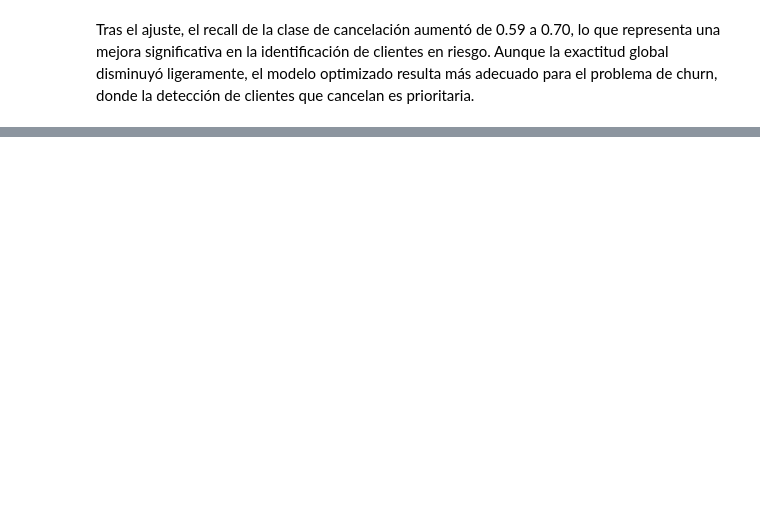
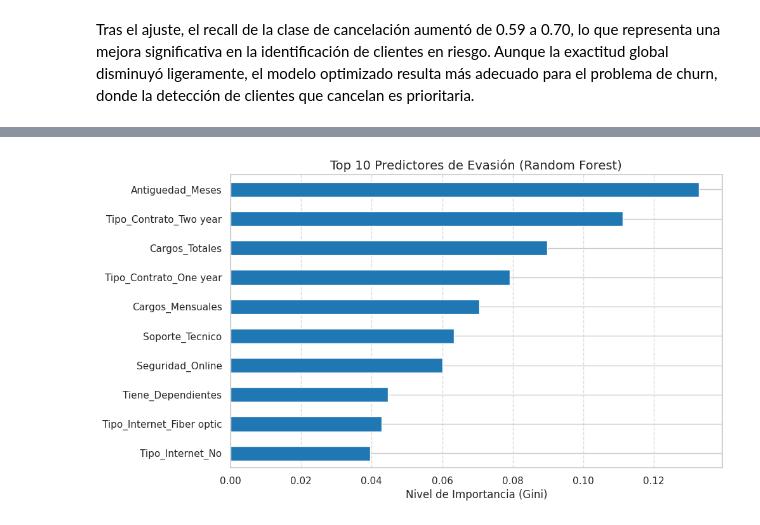
Before and after one commit to yaramirezte/TelecomX_LATAM-Parte-2, a Jupyter notebook: TelecomX_LATAM_parte_2.ipynb, the cells around one changed output, grey strips where cells are left out. Saved outputs shown, nothing was run; the diff lists cells and outputs as text; code cells hidden in the pictures; blank space fills up the shorter version.

Commit message:
Ajustando conclusiones

```diff
--- a/TelecomX_LATAM_parte_2.ipynb
+++ b/TelecomX_LATAM_parte_2.ipynb
@@ -242,7 +251,10 @@ Requirement already satisfied: threadpoolctl<4,>=2.0.0 in /usr/local/lib/python3
 # %%
 from sklearn.model_selection import train_test_split
 
-X_train, X_test, y_train, y_test = train_test_split(X, y,
-                                                    test_size=0.3, # 30% prueba
-                                                    random_state=42, # reproducibilidad
-                                                    stratify=y) # con stratify=y se mantiene la misma proporción en ambos conjuntos
+# Dividimos el dataset manteniendo la distribución original de la variable objetivo (stratify).
+# Esto es vital debido al desbalanceo de clases detectado en la fase de exploración.
+X_train, X_test, y_train, y_test = train_test_split(
+    X, y,
+    test_size=0.3,
+    random_state=42,
+    stratify=y)
@@ -509,15 +559,17 @@ Matriz de Confusión:
  [ 232  329]]
 ------------------------------
 # %%
-# Random Forest sin escalado ajustado el modelo
+# Entrenamiento de Random Forest sin escalado ajustando el modelo
 from sklearn.ensemble import RandomForestClassifier
 
-rf_model = RandomForestClassifier(max_depth=10, # Limitamos la profundidad para evitar Overfitting
-                                  n_estimators=200, # Aumentamos de 100 a 200 árboles
-                                  random_state=42
-                                  )
+# Limitamos la profundidad (max_depth) para controlar la complejidad y evitar Overfitting
+# Aumentamos de 100 a 200 árboles
+rf_model = RandomForestClassifier(max_depth=10, n_estimators=200, random_state=42 )
+
+# Entrenamos sobre los datos balanceados (X_train_bal)
 rf_model.fit(X_train_bal, y_train_bal)
 
+# Predicción sobre el conjunto de prueba (X_test)
 y_pred_rf = rf_model.predict(X_test)
 # %% [markdown]
 Se realizó un ajuste de hiperparámetros en el modelo Random Forest, limitando la profundidad máxima a 10 y aumentando el número de árboles a 200. Este ajuste tuvo como objetivo reducir el sobreajuste y mejorar la capacidad de generalización del modelo.
@@ -538,0 +689,14 @@ Tras el ajuste, el recall de la clase de cancelación aumentó de 0.59 a 0.70, l
+# %%
+# Extraemos la importancia y la ordenamos de mayor a menor
+importancias = pd.Series(rf_model.feature_importances_, index=X_train.columns).sort_values(ascending=True)
+
+# Graficamos solo las 10 más importantes para no saturar
+importancias.tail(10).plot(kind='barh', color='#1f77b4', figsize=(10, 6))
+
+plt.title('Top 10 Predictores de Evasión (Random Forest)', fontsize=14)
+plt.xlabel('Nivel de Importancia (Gini)')
+plt.ylabel('')
+plt.grid(axis='x', linestyle='--', alpha=0.7)
+plt.show()
+# %% [output]
+[figure, added]
```
Also changed, not shown: parts of 43 cells of this notebook.
